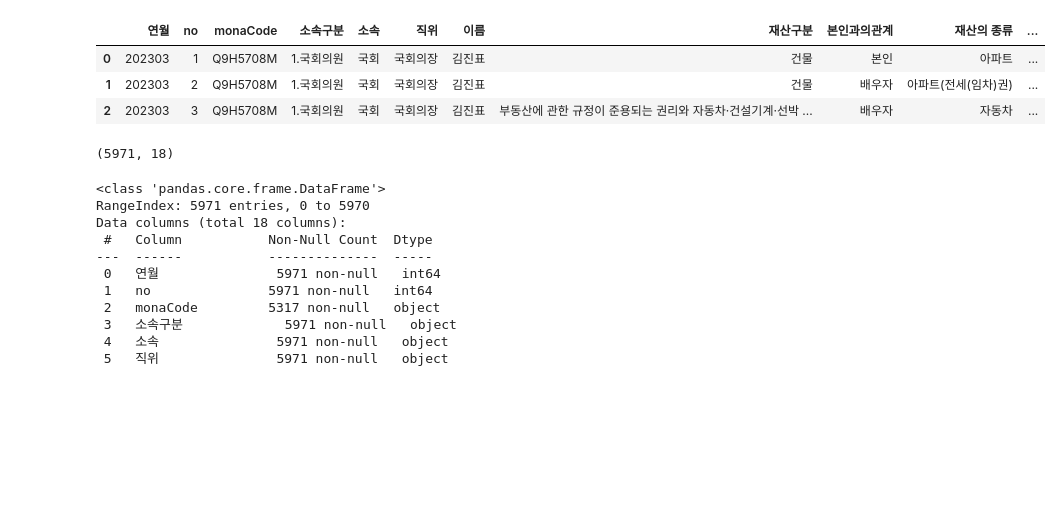
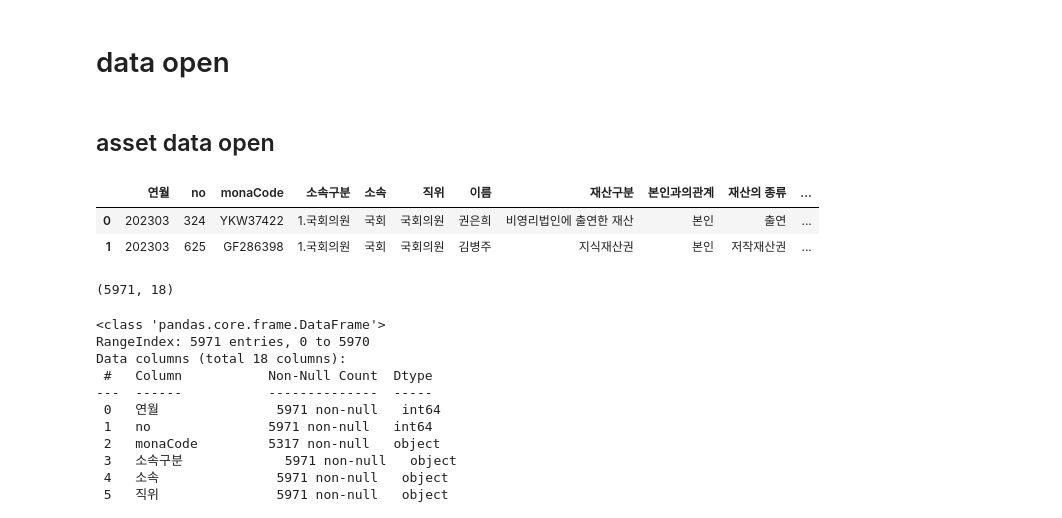
Before and after one commit to wordnbeing/sessac_visualproject, a Jupyter notebook: ss_prj_01.ipynb, the cells around one changed output. Saved outputs shown, nothing was run; the diff lists cells and outputs as text; code cells hidden in the pictures; blank space fills up the shorter version.

```diff
--- a/ss_prj_01.ipynb
+++ b/ss_prj_01.ipynb
@@ -9,10 +34,14 @@ import numpy as np
+# %% [markdown]
+# data open
+# %% [markdown]
+## asset data open
 # %%
- t1 = pd.read_excel("202303_001.xlsx")
+asset_detail = pd.read_excel("202303_001.xlsx", sheet_name='상세재산')
+asset_total = pd.read_excel("202303_001.xlsx", sheet_name='총계_명단')
 # %%
-t1.head(3)
+asset_detail.head(2)
 # %% [output]
 |  | 연월 | no | monaCode | 소속구분 | 소속 | 직위 | 이름 | 재산구분 | 본인과의관계 | 재산의 종류 | ... |
-| 0 | 202303 | 1 | Q9H5708M | 1.국회의원 | 국회 | 국회의장 | 김진표 | 건물 | 본인 | 아파트 | ... |
-| 1 | 202303 | 2 | Q9H5708M | 1.국회의원 | 국회 | 국회의장 | 김진표 | 건물 | 배우자 | 아파트(전세(임차)권) | ... |
-| 2 | 202303 | 3 | Q9H5708M | 1.국회의원 | 국회 | 국회의장 | 김진표 | 부동산에 관한 규정이 준용되는 권리와 자동차·건설기계·선박 ... | 배우자 | 자동차 | ... |
+| 0 | 202303 | 324 | YKW37422 | 1.국회의원 | 국회 | 국회의원 | 권은희 | 비영리법인에 출연한 재산 | 본인 | 출연 | ... |
+| 1 | 202303 | 625 | GF286398 | 1.국회의원 | 국회 | 국회의원 | 김병주 | 지식재산권 | 본인 | 저작재산권 | ... |
 # %%
```
Also changed, not shown: parts of 57 cells of this notebook, 3 other files.
